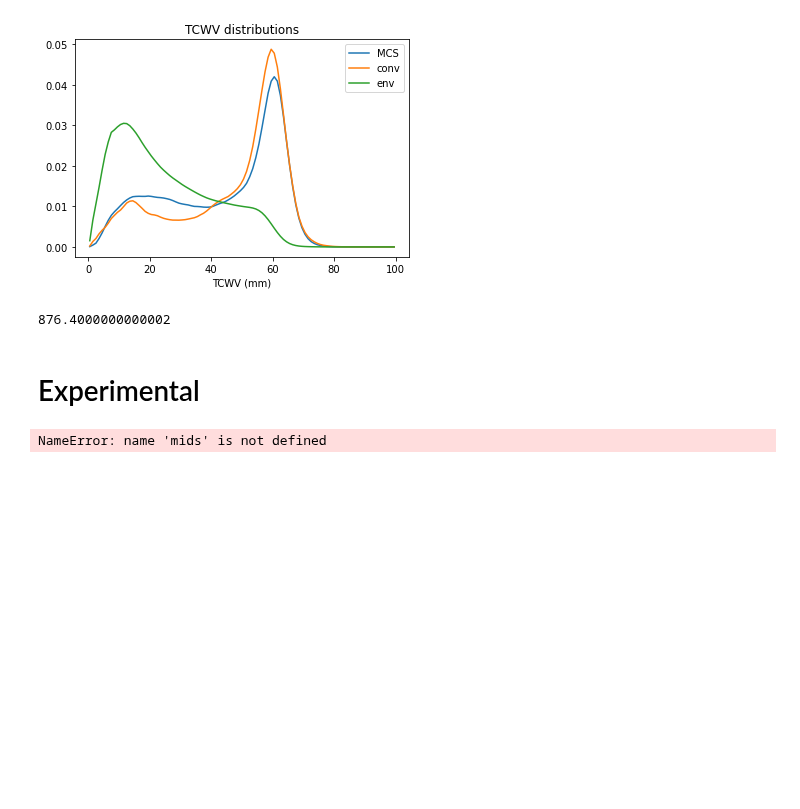
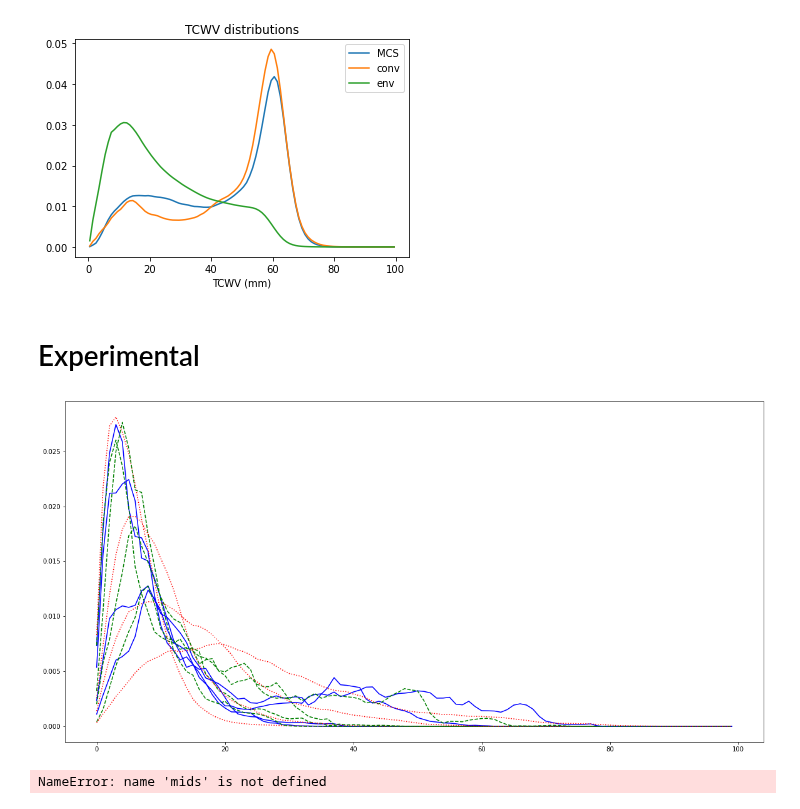
Before and after one commit to markmuetz/mcs_prime, a Jupyter notebook: ctrl/notebooks/dev/era5_hists.ipynb, the cells around one changed output. Drawn from its saved outputs; the diff is of its cells as text; code cells hidden in the pictures; blank space fills up the shorter version.

```diff
--- a/ctrl/notebooks/dev/era5_hists.ipynb
+++ b/ctrl/notebooks/dev/era5_hists.ipynb
@@ -148,12 +148,18 @@ def plot_hist(ds, s=slice(0, 101, None), log=True):
 plot_hist(ds, log=False)
 # %% [output]
 [figure]
-# %%
-np.nansum(ds.cape_MCS.values)
-# %% [output]
-876.4000000000002
 # %% [markdown]
 # Experimental
+# %%
+ds = xr.open_dataset(era5_hists.ConditionalERA5ShearHist.tasks[0].outputs['hist'])
+# %%
+plt.figure(figsize=(20, 10))
+for i in range(4):
+    plt.plot(ds.shear_MCS.values.sum(axis=0)[i] / ds.shear_MCS.values.sum(), 'b-')
+    plt.plot(ds.shear_conv.values.sum(axis=0)[i] / ds.shear_conv.values.sum(), 'g--')
+    plt.plot(ds.shear_env.values.sum(axis=0)[i] / ds.shear_env.values.sum(), 'r:')
+# %% [output]
+[figure, added]
 # %%
 # e.g. /badc/ecmwf-era5/data/oper/an_sfc/2020/01/01/ecmwf-era5_oper_an_sfc_202001010300.cape.nc
 e5datadir = PATHS['era5dir'] / 'data/oper/an_sfc'
```
Also changed, not shown: parts of 1 cell of this notebook, 9 other files.
